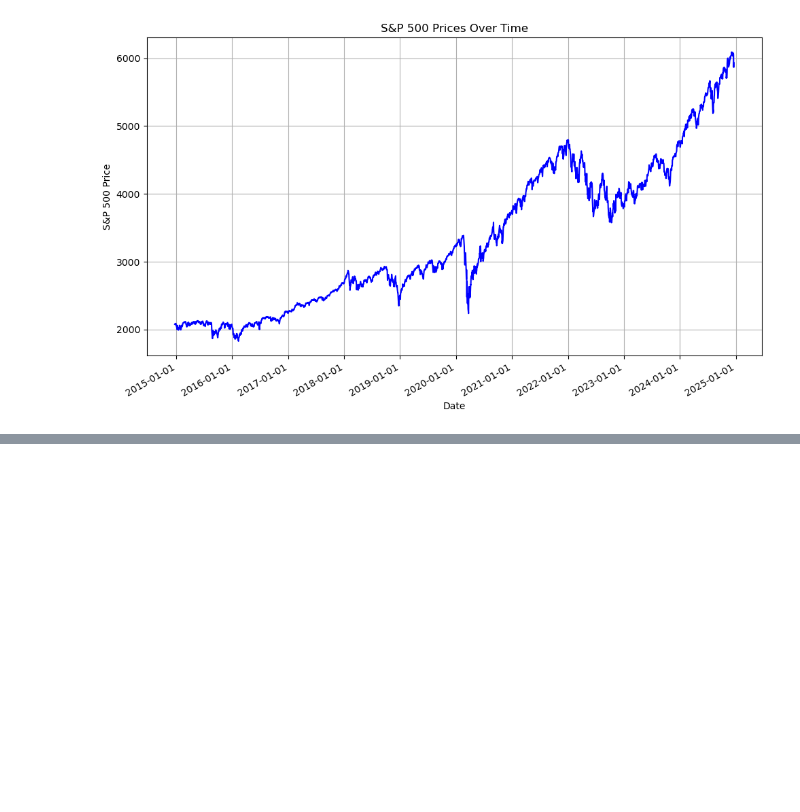
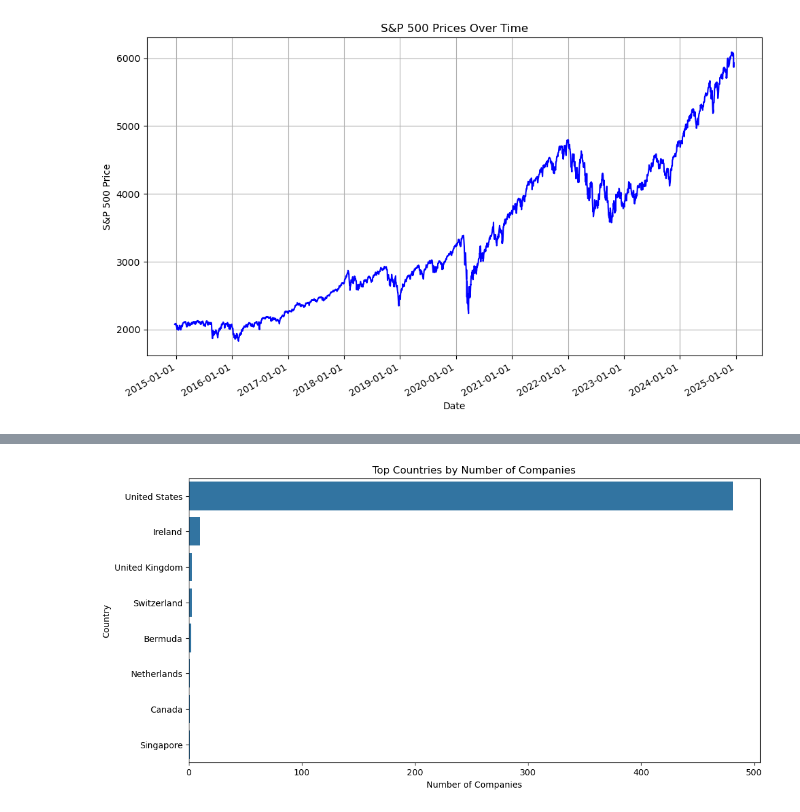
Before and after one commit to MBrozhko34/Data-Analytics-Coursework, a Jupyter notebook: CS910 S&P 500 Data Analysis.ipynb, the cells around one changed output, grey strips where cells are left out. Saved outputs shown, nothing was run; the diff lists cells and outputs as text; code cells hidden in the pictures; blank space fills up the shorter version.

```diff
--- a/CS910 S&P 500 Data Analysis.ipynb
+++ b/CS910 S&P 500 Data Analysis.ipynb
@@ -97,0 +149,10 @@ plt.show()
+# %%
+plt.figure(figsize=(12, 6))
+country_counts = df_comp['Country'].value_counts()
+sns.barplot(x=country_counts.values, y=country_counts.index)
+plt.xlabel('Number of Companies')
+plt.ylabel('Country')
+plt.title('Top Countries by Number of Companies')
+plt.show()
+# %% [output]
+[figure, added]
```
Also changed, not shown: parts of 29 cells of this notebook.
